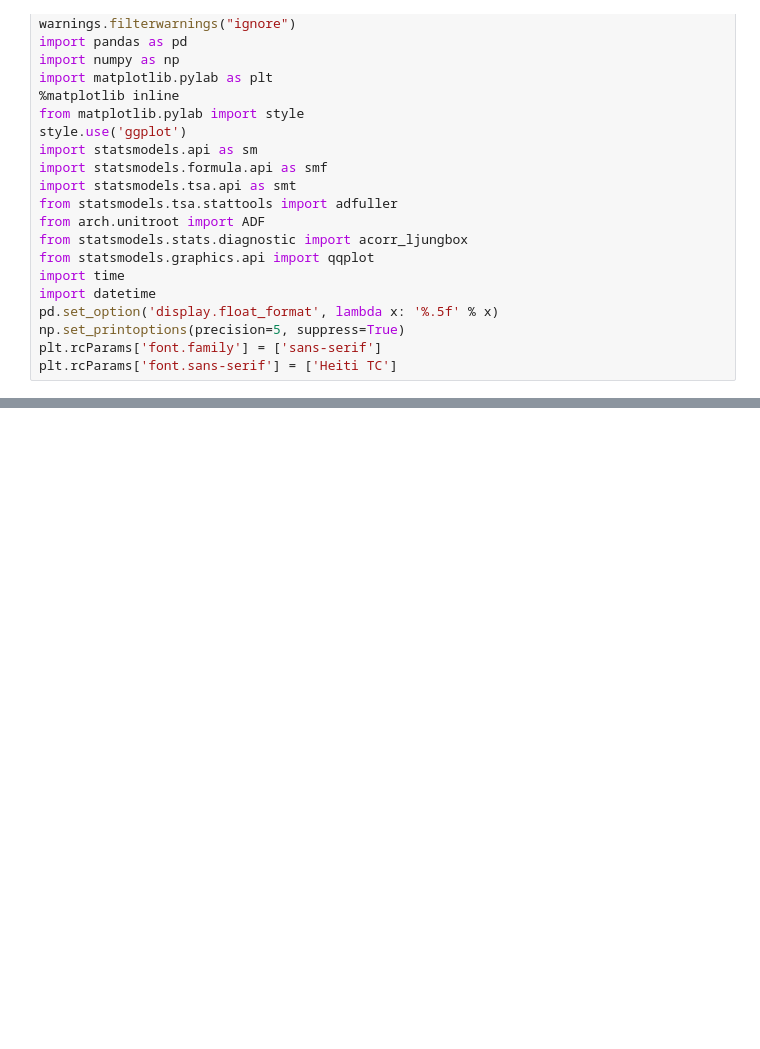
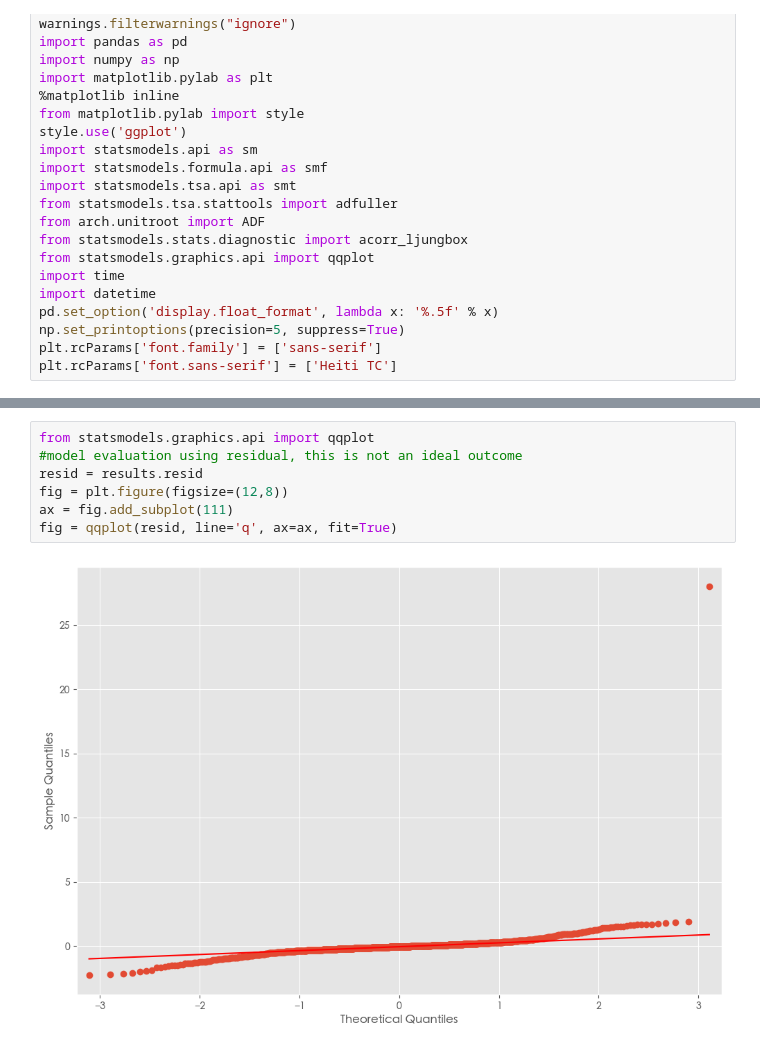
Before and after one commit to UoB-DSMP-2023-24/dsmp-2024-group15, a Jupyter notebook: Python files/Models 1/ARIMA_asks.ipynb, the cells around one changed output, grey strips where cells are left out. Drawn from its saved outputs; the diff is of its cells as text; blank space fills up the shorter version.

```diff
--- a/Python files/Models 1/ARIMA_asks.ipynb
+++ b/Python files/Models 1/ARIMA_asks.ipynb
@@ -239,0 +276,9 @@ Warnings:
+# %%
+from statsmodels.graphics.api import qqplot
+#model evaluation using residual, this is not an ideal outcome
+resid = results.resid
+fig = plt.figure(figsize=(12,8))
+ax = fig.add_subplot(111)
+fig = qqplot(resid, line='q', ax=ax, fit=True)
+# %% [output]
+[figure, added]
```
Also changed, not shown: parts of 7 cells of this notebook, 9 other files.
